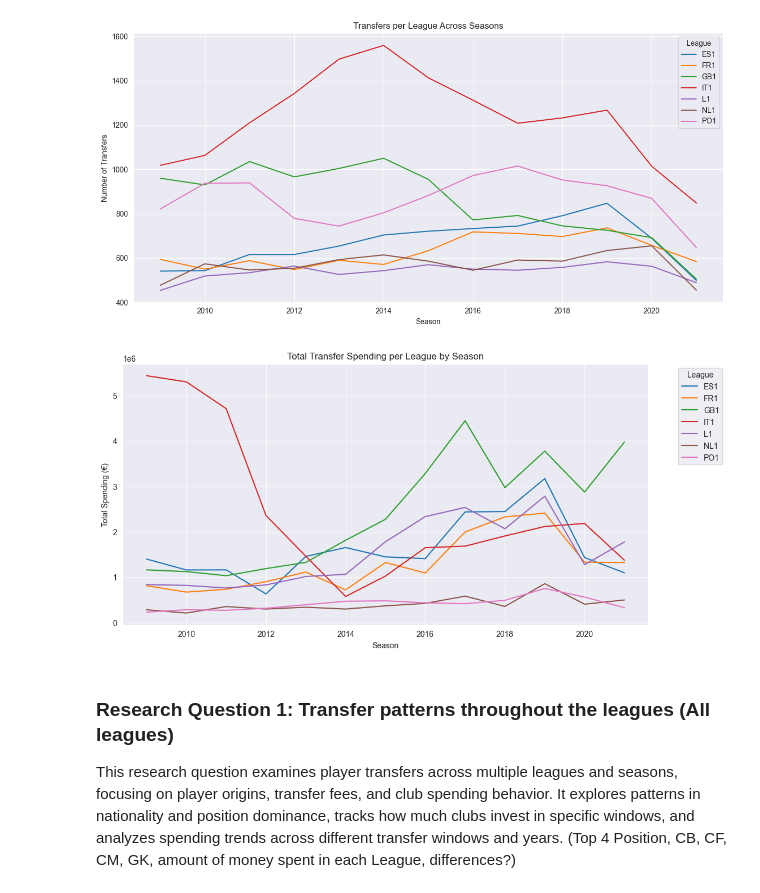
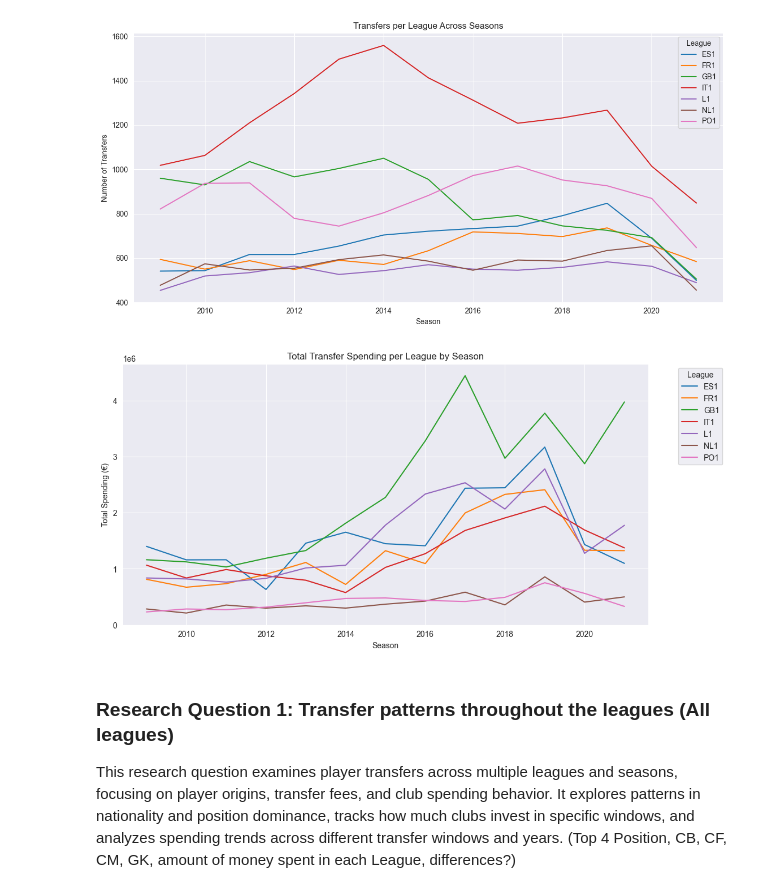
Before and after one commit to S-amuzu/CIP_G103, a Jupyter notebook: CIP.ipynb, the cells around one changed output. Saved outputs shown, nothing was run; the diff lists cells and outputs as text; code cells hidden in the pictures.

```diff
--- a/CIP.ipynb
+++ b/CIP.ipynb
@@ -534,23 +546,23 @@ plt.show()
 [figure]
 # %%
 # Average Transfer Spending per League per Season
-pivot_spending = df_transfer.pivot_table(
+pivot_spending = transfer_df.pivot_table(
     index = "season",
     columns = "league",
     values = "transfer_fee_amnt",
     aggfunc = "mean",
     observed = False
 )
 
 # Plot
 pivot_spending.plot(figsize = (12,6))
 plt.title("Total Transfer Spending per League by Season")
 plt.xlabel("Season")
 plt.ylabel("Total Spending (€)")
 plt.legend(title = "League", bbox_to_anchor = (1.05, 1), loc = 'upper left')
 plt.show()
 # %% [output]
-[figure, old version]
+[figure, new version]
 # %% [markdown]
 ### Research Question 1: Transfer patterns throughout the leagues (All leagues)
 This research question examines player transfers across multiple leagues and seasons, focusing on player origins, transfer fees, and club spending behavior. It explores patterns in nationality and position dominance, tracks how much clubs invest in specific windows, and analyzes spending trends across different transfer windows and years. (Top 4 Position, CB, CF, CM, GK, amount of money spent in each League, differences?)
```
Also changed, not shown: parts of 32 cells of this notebook.
